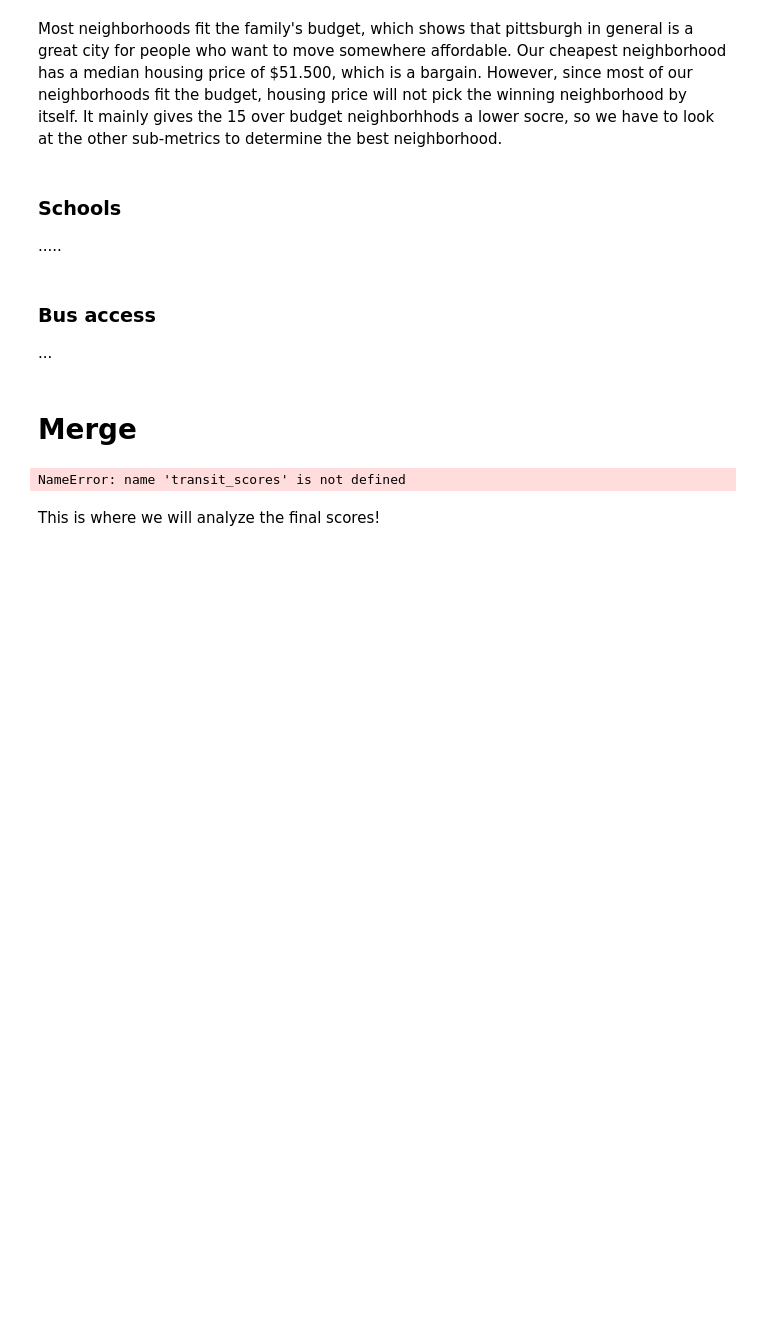
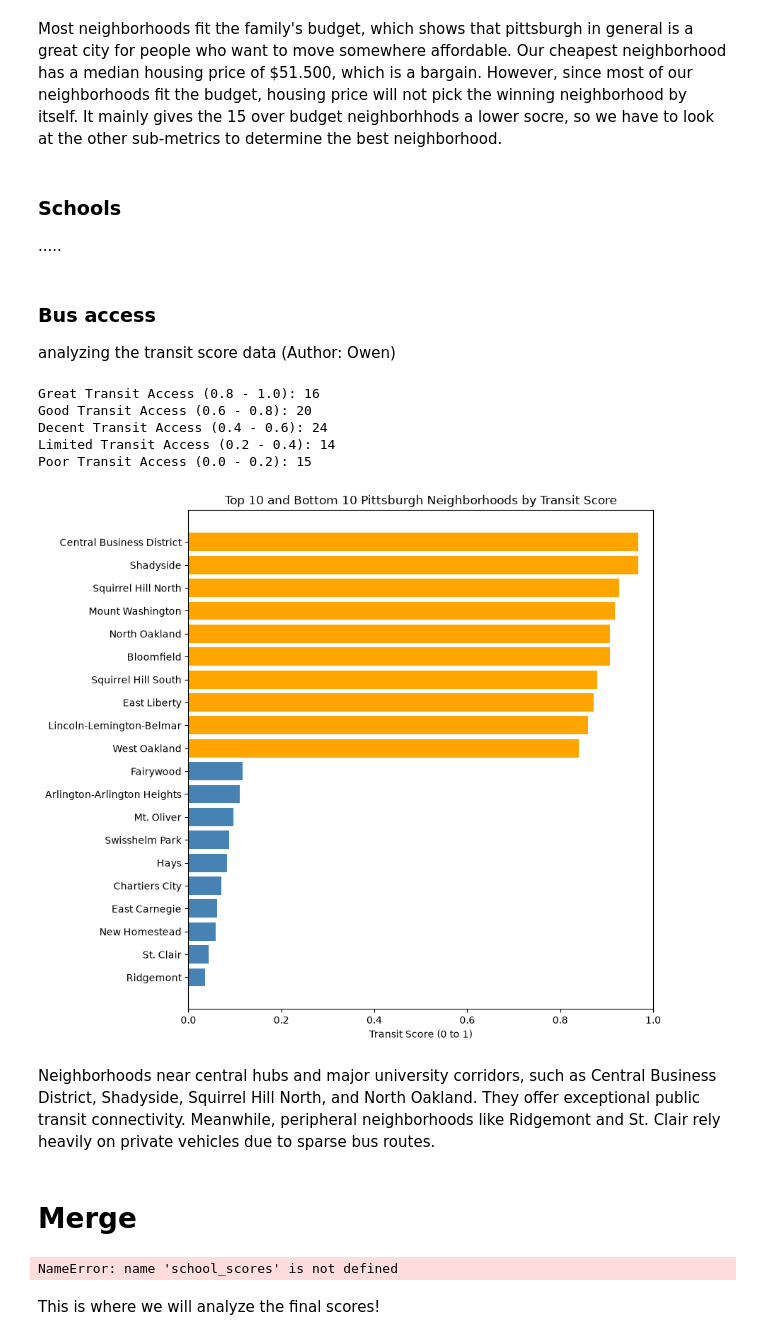
Before and after one commit to hancher626/CMPINF-0011-FInal-Project-Group-23, a Jupyter notebook: final_project_notebook.ipynb, the cells around one changed output. Saved outputs shown, nothing was run; the diff lists cells and outputs as text; code cells hidden in the pictures; blank space fills up the shorter version.

Commit message:
Update bus access final notebook

```diff
--- a/final_project_notebook.ipynb
+++ b/final_project_notebook.ipynb
@@ -53,7 +57,7 @@ import matplotlib.pyplot as plt
 #load all score data sets ["Neighborhood", "Metric Name"]
 crime_scores = pd.read_csv("data/crime_scores.csv")
 housing_scores = pd.read_csv("data/housing_scores.csv")
-#transit_scores = pd.read_csv("")
+transit_scores = pd.read_csv("data/transit_scores.csv")
 #school_scores = pd.read_csv("")
 # %% [markdown]
 Some neighborhoods are not in our final ranking because they were missing from at least one of our individual notebooks. For example, in the housing price-metric, 10 neighborhoods had no valid sales from 2024 - 2025, so they have no housing scores.
@@ -141,18 +145,48 @@ Most neighborhoods fit the family's budget, which shows that pittsburgh in gener
 .....
 # %% [markdown]
 ### Bus access
-...
+analyzing the transit score data (Author: Owen)
+# %%
+print("Great Transit Access (0.8 - 1.0): " + str(transit_scores[transit_scores["Transit Score"].between(0.8, 1.0)].shape[0]))
+print("Good Transit Access (0.6 - 0.8): " + str(transit_scores[transit_scores["Transit Score"].between(0.6, 0.8)].shape[0]))
+print("Decent Transit Access (0.4 - 0.6): " + str(transit_scores[transit_scores["Transit Score"].between(0.4, 0.6)].shape[0]))
+print("Limited Transit Access (0.2 - 0.4): " + str(transit_scores[transit_scores["Transit Score"].between(0.2, 0.4)].shape[0]))
+print("Poor Transit Access (0.0 - 0.2): " + str(transit_scores[transit_scores["Transit Score"].between(0.0, 0.2)].shape[0]))
+
+sorted_transit = transit_scores.sort_values(by="Transit Score")
+bottom10_transit = sorted_transit.head(10)
+top10_transit = sorted_transit.tail(10)
+together_transit = pd.concat([bottom10_transit, top10_transit])
+
+colors = ["orange" if neighborhood in top10_transit.index else "steelblue" for neighborhood in together_transit.index]
+
+fig, ax = plt.subplots(figsize=(9, 8))
+ax.barh(together_transit["Neighborhood"], together_transit["Transit Score"], color=colors)
+ax.set_title("Top 10 and Bottom 10 Pittsburgh Neighborhoods by Transit Score")
+ax.set_xlabel("Transit Score (0 to 1)")
+ax.set_xlim(0, 1)
+plt.tight_layout()
+plt.show()
+# %% [output]
+Great Transit Access (0.8 - 1.0): 16
+Good Transit Access (0.6 - 0.8): 20
+Decent Transit Access (0.4 - 0.6): 24
+Limited Transit Access (0.2 - 0.4): 14
+Poor Transit Access (0.0 - 0.2): 15
+[figure, added]
+# %% [markdown]
+Neighborhoods near central hubs and major university corridors, such as Central Business District, Shadyside, Squirrel Hill North, and North Oakland. They offer exceptional public transit connectivity. Meanwhile, peripheral neighborhoods like Ridgemont and St. Clair rely heavily on private vehicles due to sparse bus routes.
 # %% [markdown]
 # Merge
 # %%
 #merge all score sets and trim into final df
 merged_df = crime_scores.merge(housing_scores, on = "Neighborhood", how = "inner").merge(transit_scores, on = "Neighborhood", how = "inner").merge(school_scores, on = "Neighborhood", how = "inner")
 print(merged_df.shape)
-merged_df["Combined Score"] = (merged_df["Crime Score"] + merged_df["Housing Score"] + merged_df[""] + merged_df[""]) / 4
+merged_df["Combined Score"] = (merged_df["Crime Score"] + merged_df["Housing Score"] + merged_df["Transiit Score"] + merged_df[""]) / 4
 final_scores = merged_df[["Neighborhood", "Combined Score"]]
 final_scores
 # %% [output]
-NameError: name 'transit_scores' is not defined
+NameError: name 'school_scores' is not defined
 # %%
 #Plot 10 best neighborhoods and 10 worst neighborhoods (Authors: Cooper, )
 
```
Also changed, not shown: parts of 6 cells of this notebook, 2 other files.
